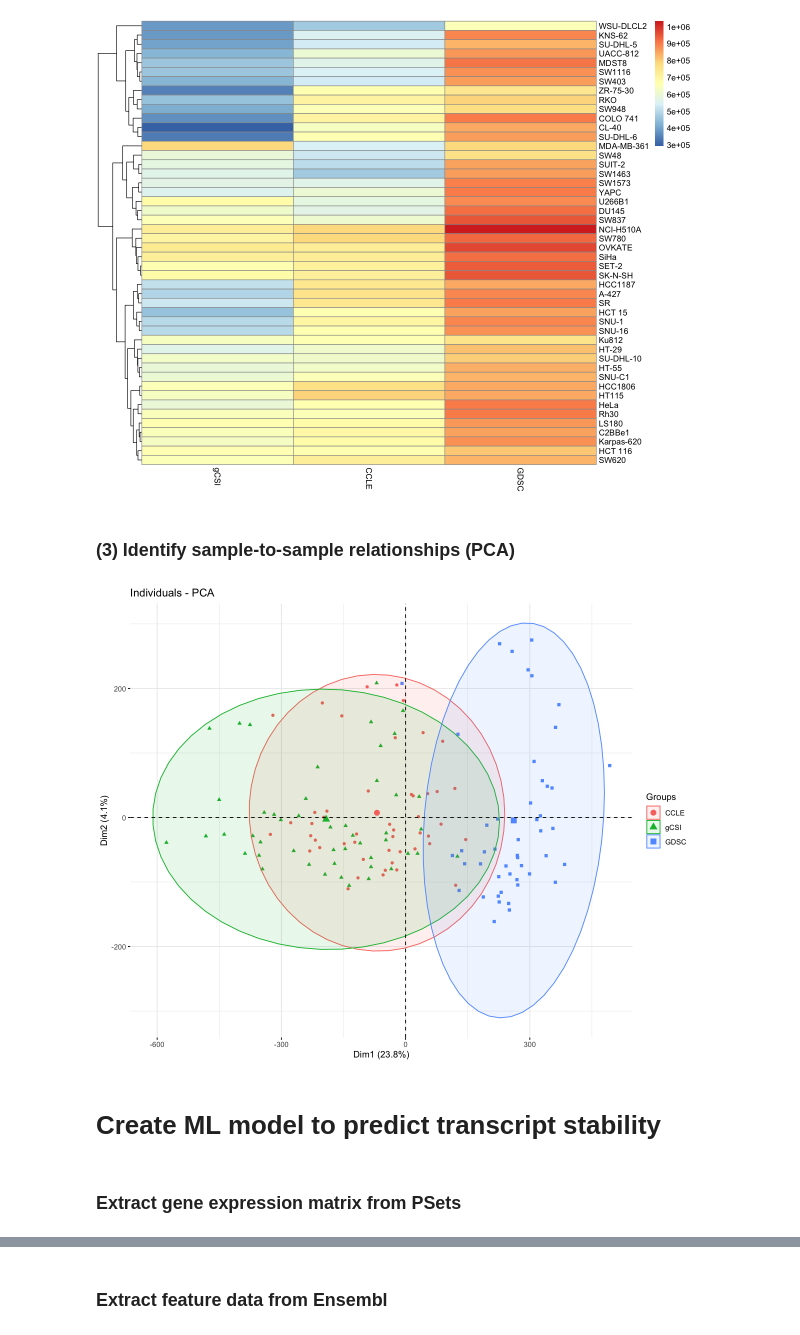
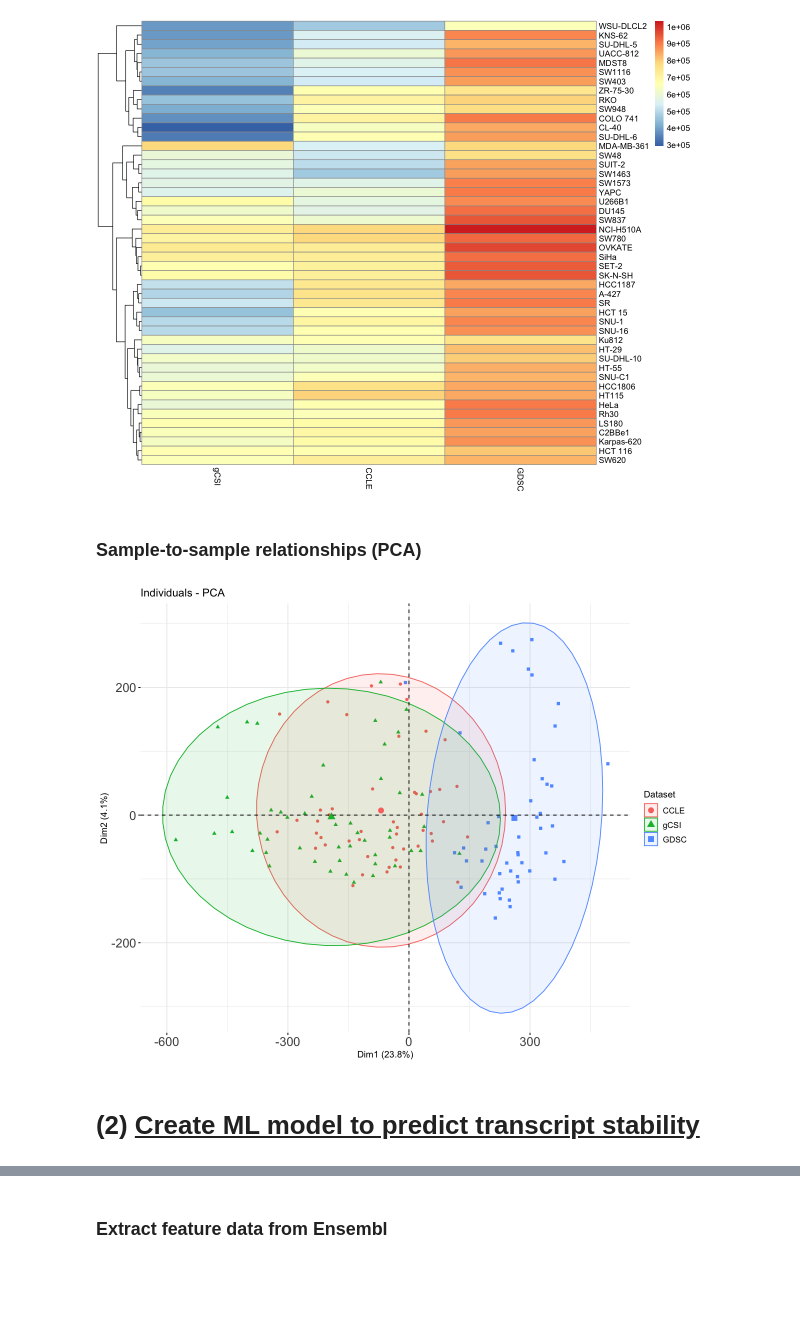
Before and after one commit to anthfm/TranscriptML, a Jupyter notebook: transcript_ML.R.ipynb, the cells around one changed output, grey strips where cells are left out. Drawn from its saved outputs; the diff is of its cells as text; code cells hidden in the pictures; blank space fills up the shorter version.

```diff
--- a/transcript_ML.R.ipynb
+++ b/transcript_ML.R.ipynb
@@ -78,7 +124,7 @@ pheatmap(transcript_combined, cluster_rows=TRUE, show_rownames=TRUE,
 # %% [output]
 [figure]
 # %% [markdown]
-### (3) Identify sample-to-sample relationships (PCA)
+### Sample-to-sample relationships (PCA)
 # %%
 gcsi_m <- as.data.frame(gCSI_rna@assays@data$exprs)
 ccle_m <- as.data.frame(CCLE_rna@assays@data$exprs)
@@ -99,14 +145,16 @@ tt <- PCA(combined_m[,-227913], graph = FALSE)
 # %%
 options(repr.plot.width=10, repr.plot.height=8)
 fviz_pca_ind(tt,
              geom.ind = "point", # show points only (but not "text")
              col.ind = combined_m$dataset, # color by groups
              addEllipses = TRUE, # Concentration ellipses
-             legend.title = "Groups"
-)
+             legend.title = "Dataset",
+             labelsize = 15
+) + theme(
+    legend.text = element_text(size = 10),
+    axis.text = element_text(size = 15)
+  )
 # %% [output]
-[figure, old version]
+[figure, new version]
 # %% [markdown]
-# Create ML model to predict transcript stability
+# (2) <u> Create ML model to predict transcript stability</u>
-# %% [markdown]
-### Extract gene expression matrix from PSets
```
Also changed, not shown: parts of 39 cells of this notebook.
